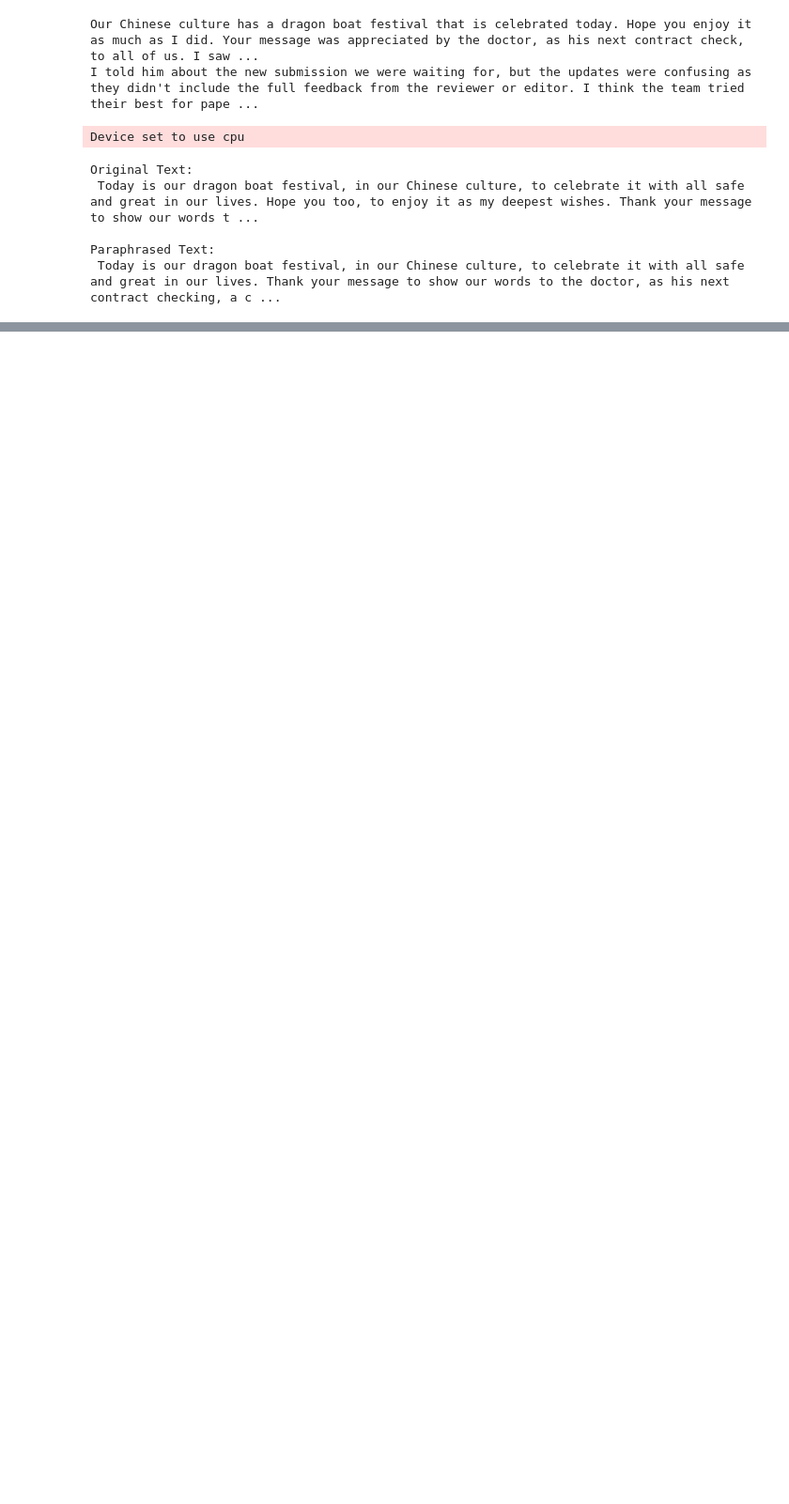
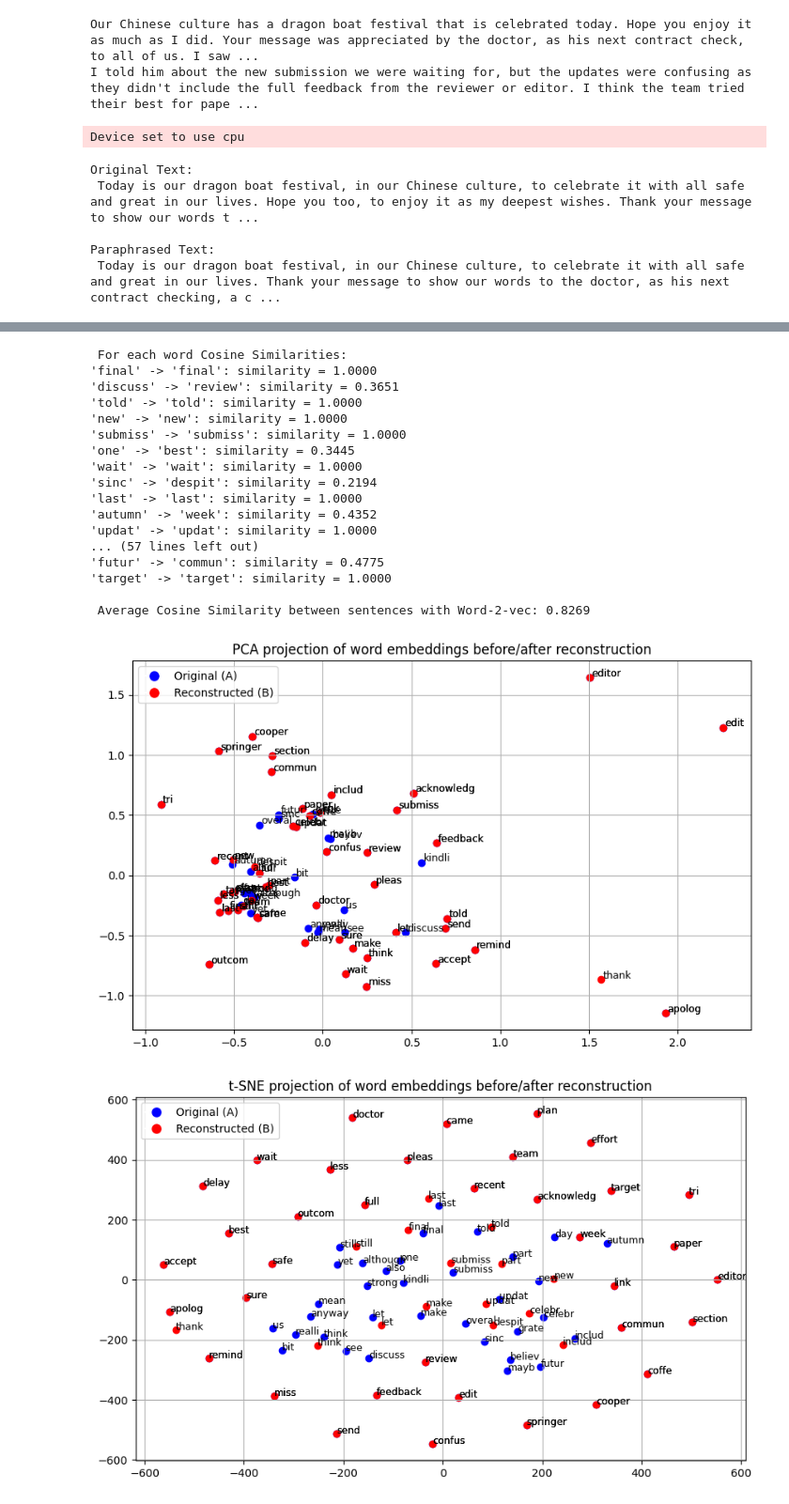
Before and after one commit to armandoziflaj/NLP-Exam, a Jupyter notebook: ExamProject.ipynb, the cells around one changed output, grey strips where cells are left out. Shown at 94% size. Saved outputs shown, nothing was run; the diff lists cells and outputs as text; code cells hidden in the pictures; blank space fills up the shorter version.

Commit message:
We did assigment B and the readme file for doumntation / future check for the code again

```diff
--- a/ExamProject.ipynb
+++ b/ExamProject.ipynb
@@ -156,0 +375,43 @@ BERTScore: {'precision': [1.0, 0.9319190979003906], 'recall': [1.0, 0.9004609584
+# %%
+for paraphrasedText in paraphrased_texts_List2:
+    for model,name in [(word2vec_model, "Word-2-vec"),(glove_model, "Glove")]:
+        original_embeddings = preprocess_and_embed(text2, model, stop_words, stemmer)
+        reconstructed_embeddings = preprocess_and_embed(paraphrasedText, model, stop_words, stemmer)
+        print("\n For each word Cosine Similarities:")
+        similarity_map = full_similarity_matrix(original_embeddings, reconstructed_embeddings)
+        for word, (closest_word, sim) in similarity_map.items():
+            print(f"'{word}' -> '{closest_word}': similarity = {sim:.4f}")
+        sentence_similarity = average_cosine_similarity(original_embeddings, reconstructed_embeddings)
+        print(f"\n Average Cosine Similarity between sentences with {name}: {sentence_similarity:.4f}")
+        visualize_embeddings(
+            original_embeddings,
+            reconstructed_embeddings,
+            method='pca',
+            title='PCA projection of word embeddings before/after reconstruction'
+        )
+        visualize_embeddings(
+            original_embeddings,
+            reconstructed_embeddings,
+            method='tsne',
+            title='t-SNE projection of word embeddings before/after reconstruction'
+        )
+# %% [output]
+ For each word Cosine Similarities:
+'final' -> 'final': similarity = 1.0000
+'discuss' -> 'review': similarity = 0.3651
+'told' -> 'told': similarity = 1.0000
+'new' -> 'new': similarity = 1.0000
+'submiss' -> 'submiss': similarity = 1.0000
+'one' -> 'best': similarity = 0.3445
+'wait' -> 'wait': similarity = 1.0000
+'sinc' -> 'despit': similarity = 0.2194
+'last' -> 'last': similarity = 1.0000
+'autumn' -> 'week': similarity = 0.4352
+'updat' -> 'updat': similarity = 1.0000
+... (57 lines left out)
+'futur' -> 'commun': similarity = 0.4775
+'target' -> 'target': similarity = 1.0000
+
+ Average Cosine Similarity between sentences with Word-2-vec: 0.8269
+[figure, added]
+[figure, added]
```
Also changed, not shown: parts of 31 cells of this notebook, 1 other file.
